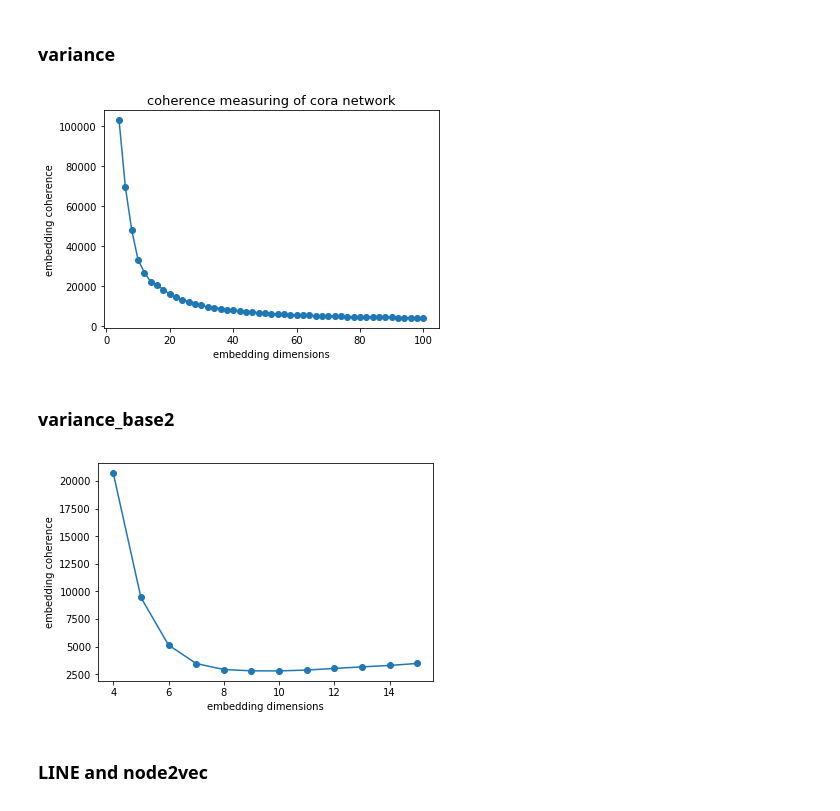
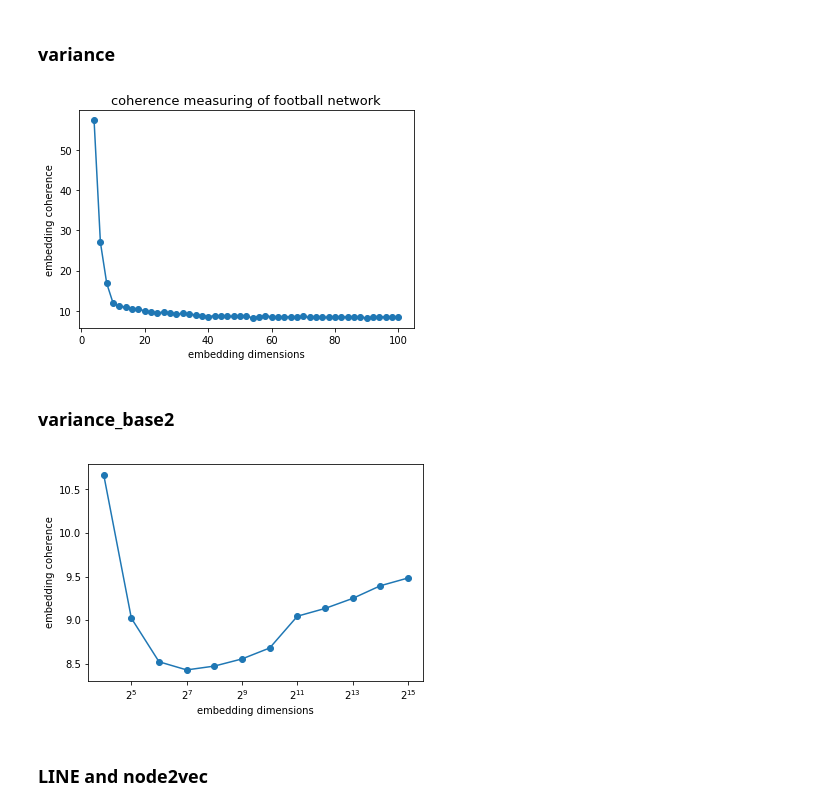
Before and after one commit to Villafly/dimensional_plot, a Jupyter notebook: paper_plot.ipynb, the cells around one changed output. Cells and saved outputs as stored; diff of their text form; code cells hidden in the pictures.

```diff
--- a/paper_plot.ipynb
+++ b/paper_plot.ipynb
@@ -174,45 +175,45 @@ plt.show()
 ### variance
 # %%
 # optimal networks = ['cora','football']
-graph = 'cora'
+graph = 'football'
 sub_dir = 'variance'
 # f1 = open('./meta_data/{}/{}_dim_base2.pkl'.format(sub_dir,graph),'rb')
 f1 = open('./meta_data/{}/{}_dim.pkl'.format(sub_dir,graph),'rb')
 dims = pickle.load(f1)
 f1.close()
 # f1 = open('./meta_data/{}/{}_variance_base2.pkl'.format(sub_dir,graph),'rb')
 f1 = open('./meta_data/{}/{}_variance.pkl'.format(sub_dir,graph),'rb')
 variance = pickle.load(f1)
 f1.close()
 
 def variance_plot(dims,variance,graph):
    fig, ax1 = plt.subplots()
    ax1.scatter(dims,variance)
    ax1.plot(dims,variance)
    #ax1.legend()
 #    ax1.set_xscale('log', basex=2)
 
    ax1.set_ylabel('embedding coherence',fontsize = fontSize)
    ax1.set_xlabel('embedding dimensions',fontsize = fontSize)
    plt.title('coherence measuring of {} network'.format(graph),fontsize = 13)
    plt.savefig('./meta_data/{}/{}_variance .eps'.format(sub_dir,graph),format='eps',dpi=5000)
    plt.show()
 # dims = [dims[i]  for i in range(len(dims)) if divmod(i,2)[1] == 0]
 # variance = [variance[i]  for i in range(len(variance)) if divmod(i,2)[1] == 0]
 #dims = dims[indexs]
 #variance = variance[indexs]
 dims = dims[1:]
 variance = variance[1:]
 variance_plot(dims,variance,graph)
 # %% [output]
-[figure, old version]
+[figure, new version]
 # %% [markdown]
 ### variance_base2
 # %%
 # optimal networks = ['cora','football']
 
 sub_dir = 'variance'
-dims = range(4,16,1)
+dims = [2**i for i in range(4,16,1)]
 f1 = open('./meta_data/{}/{}_variance_base2.pkl'.format(sub_dir,graph),'rb')
 variance = pickle.load(f1)
 f1.close()
@@ -222,7 +223,7 @@ def variance_plot(dims,variance,graph):
    ax1.scatter(dims,variance)
    ax1.plot(dims,variance)
    #ax1.legend()
-#    ax1.set_xscale('log', basex=2)
+   ax1.set_xscale('log', basex=2)
 
    ax1.set_ylabel('embedding coherence',fontsize = fontSize)
    ax1.set_xlabel('embedding dimensions',fontsize = fontSize)
@@ -237,7 +238,7 @@ def variance_plot(dims,variance,graph):
 # variance = variance[1:]
 variance_plot(dims,variance,graph)
 # %% [output]
-[figure, old version]
+[figure, new version]
 # %% [markdown]
 ### LINE and node2vec
 # %%
```
Also changed, not shown: parts of 2 cells of this notebook.
